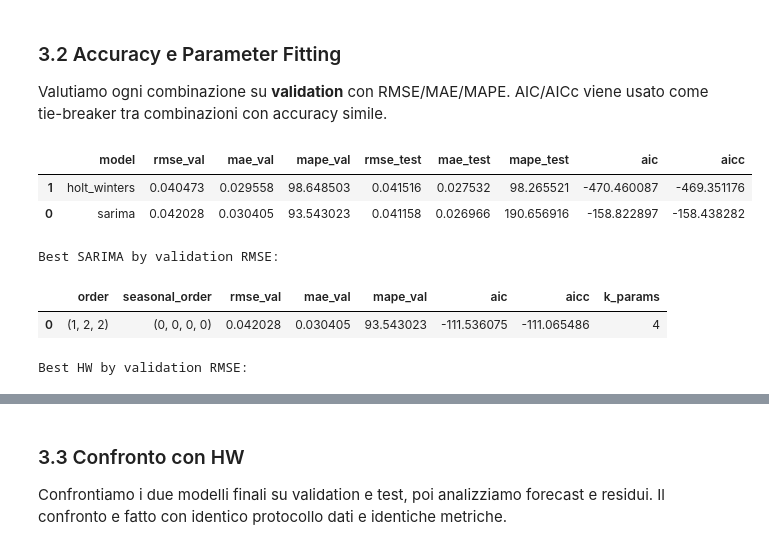
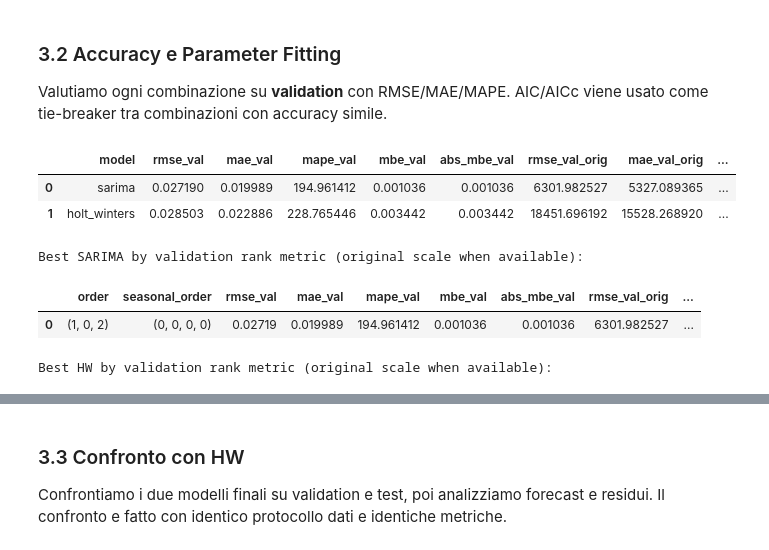
Before and after one commit to 1ngVG-OA/FinalProject, a Jupyter notebook: Tavola_1.14.ipynb, the cells around one changed output, grey strips where cells are left out. Saved outputs shown, nothing was run; the diff lists cells and outputs as text; code cells hidden in the pictures.

```diff
--- a/Tavola_1.14.ipynb
+++ b/Tavola_1.14.ipynb
@@ -373,22 +374,45 @@ Best candidate Holt-Winters (top 10 by validation RMSE):
 Valutiamo ogni combinazione su **validation** con RMSE/MAE/MAPE.
 AIC/AICc viene usato come tie-breaker tra combinazioni con accuracy simile.
 # %%
-metric_cols = ["model", "rmse_val", "mae_val", "mape_val", "rmse_test", "mae_test", "mape_test", "aic", "aicc"]
-display(stat_summary_df[metric_cols].sort_values("rmse_val"))
+sort_col = "rmse_val_orig" if "rmse_val_orig" in stat_summary_df.columns else "rmse_val"
+
+metric_cols = [
+    "model",
+    "rmse_val",
+    "mae_val",
+    "mape_val",
+    "mbe_val",
+    "abs_mbe_val",
+    "rmse_val_orig",
+    "mae_val_orig",
+    "mape_val_orig",
+    "mbe_val_orig",
+    "abs_mbe_val_orig",
+    "rmse_test",
+    "mae_test",
+    "mape_test",
+    "mbe_test",
+    "abs_mbe_test",
+    "aic",
+    "aicc",
+]
+metric_cols = [c for c in metric_cols if c in stat_summary_df.columns]
+
+display(stat_summary_df[metric_cols].sort_values(sort_col))
 
 best_sarima_row = sarima_grid_df.iloc[0]
 best_hw_row = hw_grid_df.iloc[0]
 
-print("Best SARIMA by validation RMSE:")
+print("Best SARIMA by validation rank metric (original scale when available):")
 display(best_sarima_row.to_frame().T)
 
-print("Best HW by validation RMSE:")
+print("Best HW by validation rank metric (original scale when available):")
 display(best_hw_row.to_frame().T)
 # %% [output]
-|  | model | rmse_val | mae_val | mape_val | rmse_test | mae_test | mape_test | aic | aicc |
-| 1 | holt_winters | 0.040473 | 0.029558 | 98.648503 | 0.041516 | 0.027532 | 98.265521 | -470.460087 | -469.351176 |
-| 0 | sarima | 0.042028 | 0.030405 | 93.543023 | 0.041158 | 0.026966 | 190.656916 | -158.822897 | -158.438282 |
+|  | model | rmse_val | mae_val | mape_val | mbe_val | abs_mbe_val | rmse_val_orig | mae_val_orig | ... |
+| 0 | sarima | 0.027190 | 0.019989 | 194.961412 | 0.001036 | 0.001036 | 6301.982527 | 5327.089365 | ... |
+| 1 | holt_winters | 0.028503 | 0.022886 | 228.765446 | 0.003442 | 0.003442 | 18451.696192 | 15528.268920 | ... |
-Best SARIMA by validation RMSE:
+Best SARIMA by validation rank metric (original scale when available):
-|  | order | seasonal_order | rmse_val | mae_val | mape_val | aic | aicc | k_params |
-| 0 | (1, 2, 2) | (0, 0, 0, 0) | 0.042028 | 0.030405 | 93.543023 | -111.536075 | -111.065486 | 4 |
+|  | order | seasonal_order | rmse_val | mae_val | mape_val | mbe_val | abs_mbe_val | rmse_val_orig | ... |
+| 0 | (1, 0, 2) | (0, 0, 0, 0) | 0.02719 | 0.019989 | 194.961412 | 0.001036 | 0.001036 | 6301.982527 | ... |
-Best HW by validation RMSE:
+Best HW by validation rank metric (original scale when available):
```
Also changed, not shown: parts of 14 cells of this notebook, 20 other files.
